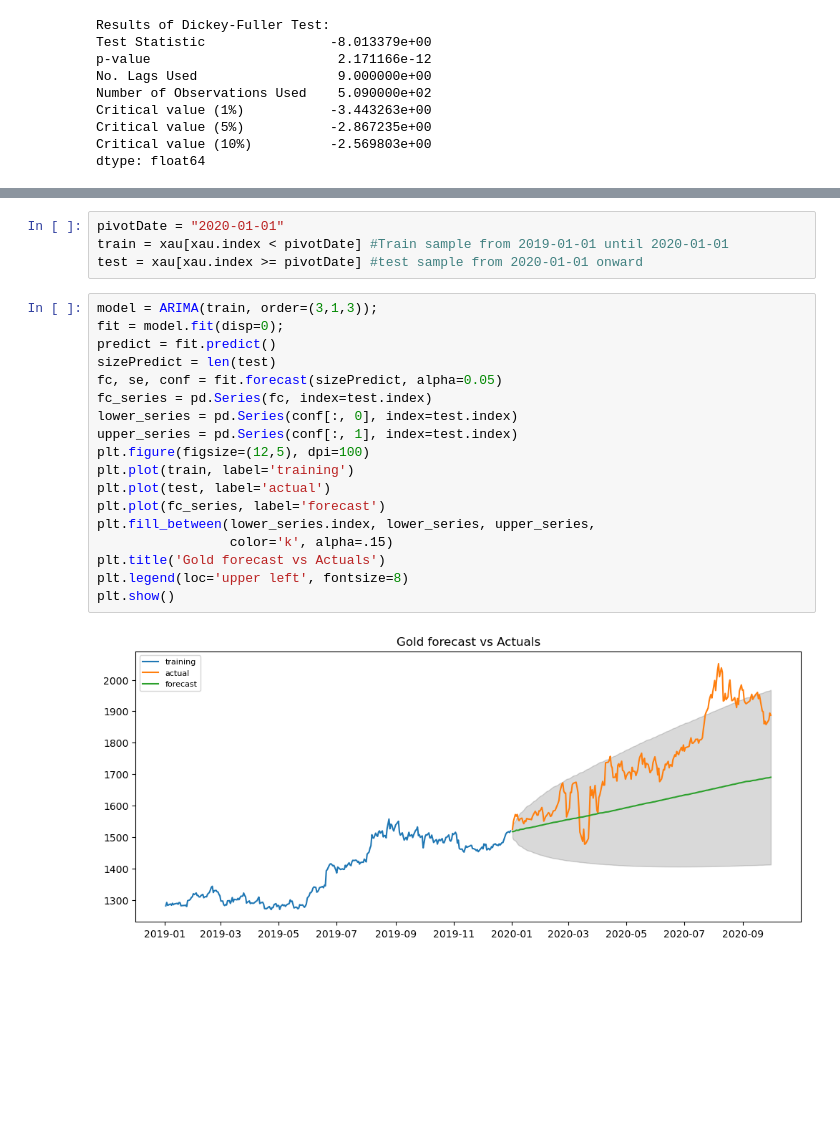
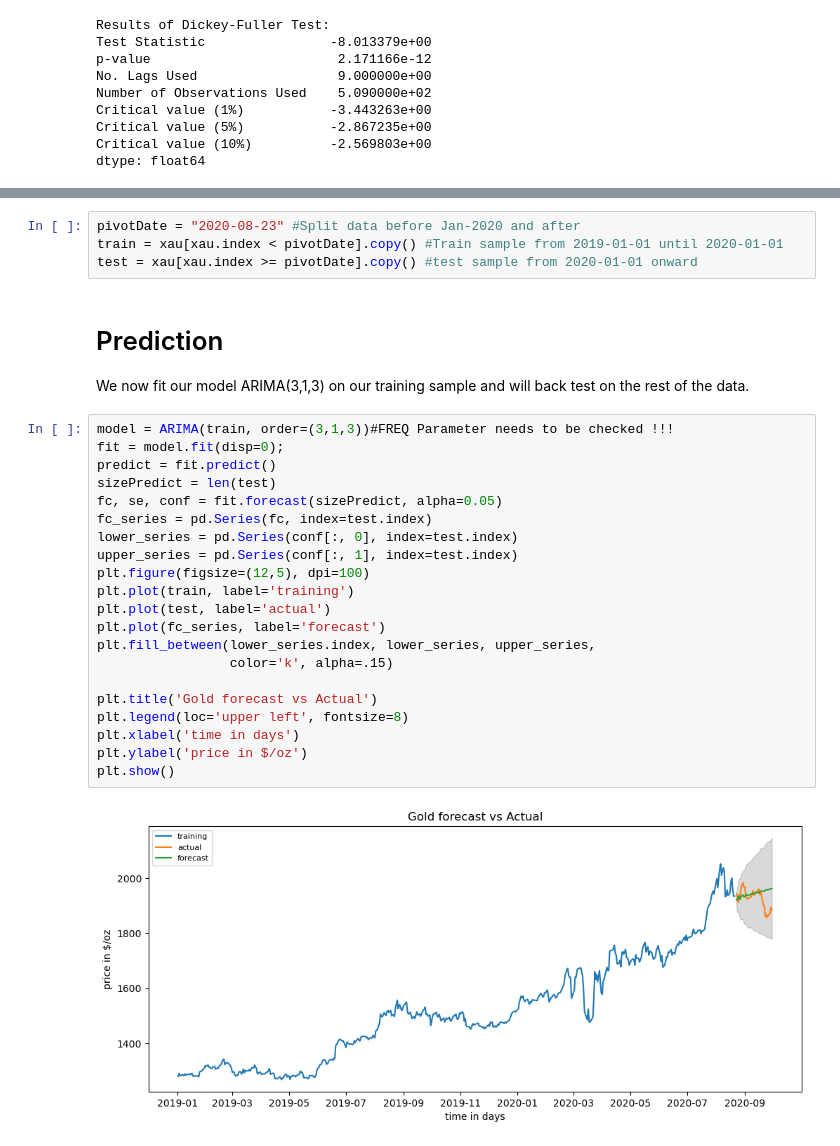
Before and after one commit to FranckNgN/Spot-prediction, a Jupyter notebook: report.ipynb, the cells around one changed output, grey strips where cells are left out. Cells and saved outputs as stored; diff of their text form; blank space fills up the shorter version.

```diff
--- a/report.ipynb
+++ b/report.ipynb
@@ -350,24 +271,31 @@ backtesting
 # %%
-pivotDate = "2020-01-01"
-train = xau[xau.index < pivotDate] #Train sample from 2019-01-01 until 2020-01-01
-test = xau[xau.index >= pivotDate] #test sample from 2020-01-01 onward
+pivotDate = "2020-08-23" #Split data before Jan-2020 and after
+train = xau[xau.index < pivotDate].copy() #Train sample from 2019-01-01 until 2020-01-01
+test = xau[xau.index >= pivotDate].copy() #test sample from 2020-01-01 onward
+# %% [markdown]
+# Prediction
+
+We now fit our model ARIMA(3,1,3) on our training sample and will back test on the rest of the data.
 # %%
-model = ARIMA(train, order=(3,1,3));
+model = ARIMA(train, order=(3,1,3))#FREQ Parameter needs to be checked !!!
 fit = model.fit(disp=0);
 predict = fit.predict()
 sizePredict = len(test)
 fc, se, conf = fit.forecast(sizePredict, alpha=0.05)
 fc_series = pd.Series(fc, index=test.index)
 lower_series = pd.Series(conf[:, 0], index=test.index)
 upper_series = pd.Series(conf[:, 1], index=test.index)
 plt.figure(figsize=(12,5), dpi=100)
 plt.plot(train, label='training')
 plt.plot(test, label='actual')
 plt.plot(fc_series, label='forecast')
 plt.fill_between(lower_series.index, lower_series, upper_series,
                  color='k', alpha=.15)
-plt.title('Gold forecast vs Actuals')
+
+plt.title('Gold forecast vs Actual')
 plt.legend(loc='upper left', fontsize=8)
+plt.xlabel('time in days')
+plt.ylabel('price in $/oz')
 plt.show()
 # %% [output]
-[figure, old version]
+[figure, new version]
```
Also changed, not shown: parts of 59 cells of this notebook.
